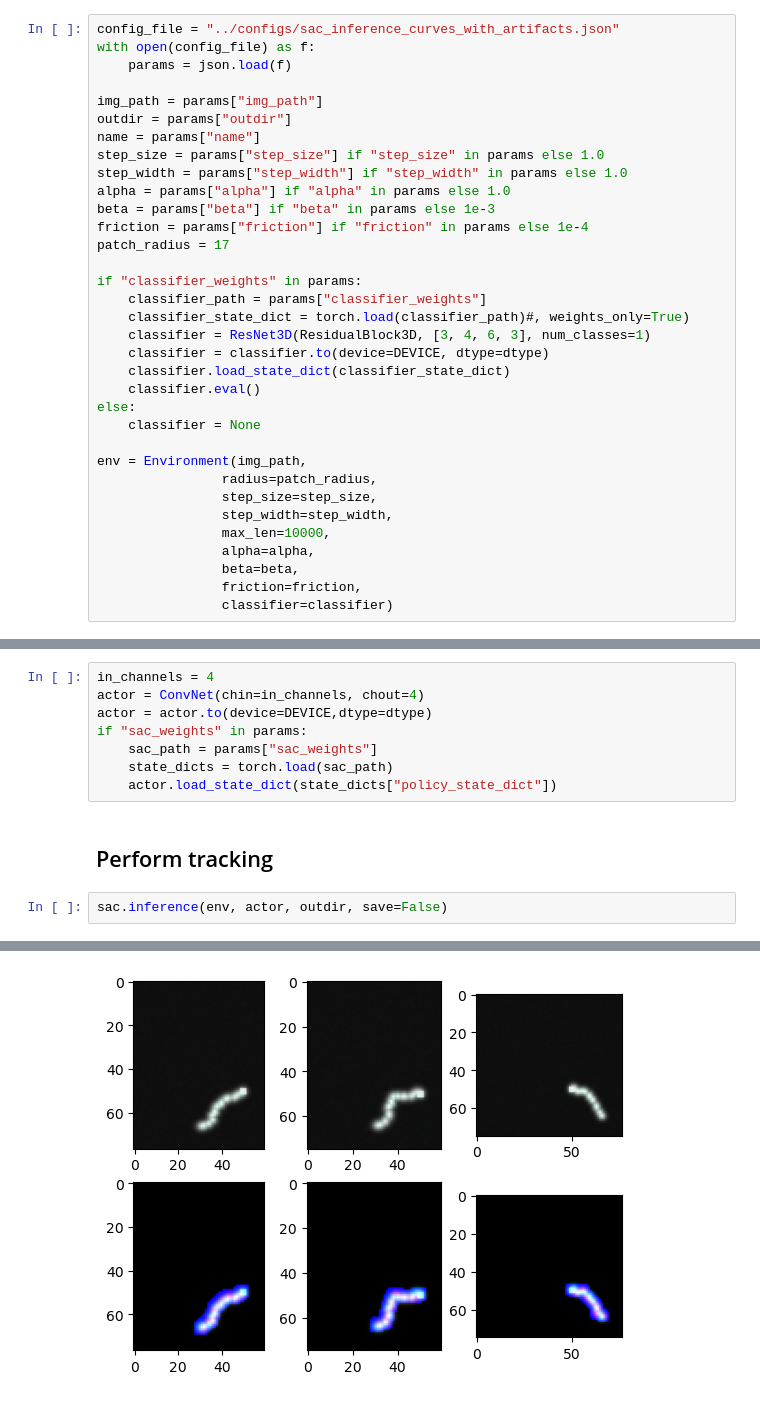
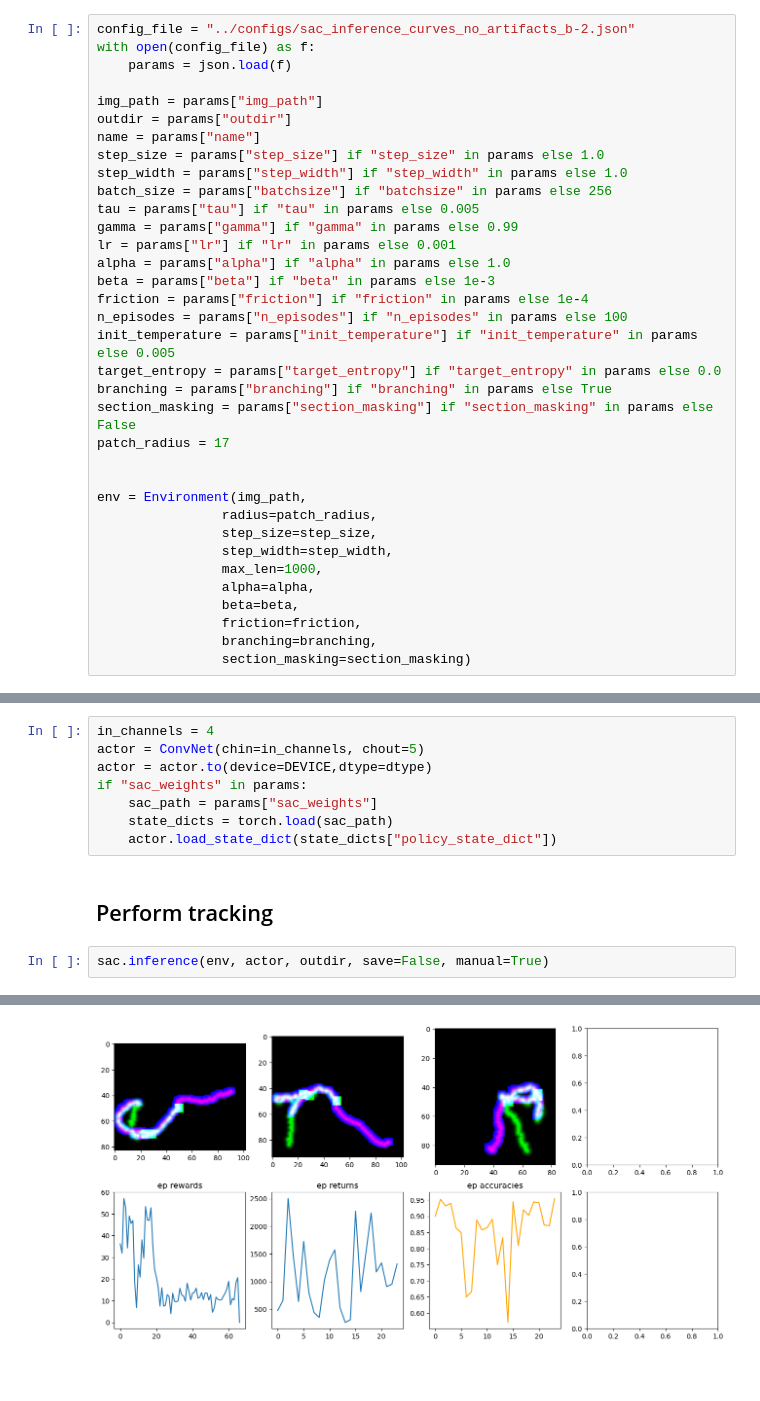
Before and after one commit to BrysonGray/neurotrack, a Jupyter notebook: sac_tracking_inference.ipynb, the cells around one changed output, grey strips where cells are left out. Saved outputs shown, nothing was run; the diff lists cells and outputs as text; blank space fills up the shorter version.

```diff
--- a/sac_tracking_inference.ipynb
+++ b/sac_tracking_inference.ipynb
@@ -19,7 +22,7 @@ dtype = torch.float32
 # %% [markdown]
 ## Instantiate environment
 # %%
-config_file = "../configs/sac_inference_curves_with_artifacts.json"
+config_file = "../configs/sac_inference_curves_no_artifacts_b-2.json"
 with open(config_file) as f:
     params = json.load(f)
 
@@ -28,35 +31,36 @@ outdir = params["outdir"]
 name = params["name"]
 step_size = params["step_size"] if "step_size" in params else 1.0
 step_width = params["step_width"] if "step_width" in params else 1.0
+batch_size = params["batchsize"] if "batchsize" in params else 256
+tau = params["tau"] if "tau" in params else 0.005
+gamma = params["gamma"] if "gamma" in params else 0.99
+lr = params["lr"] if "lr" in params else 0.001
 alpha = params["alpha"] if "alpha" in params else 1.0
 beta = params["beta"] if "beta" in params else 1e-3
 friction = params["friction"] if "friction" in params else 1e-4
+n_episodes = params["n_episodes"] if "n_episodes" in params else 100
+init_temperature = params["init_temperature"] if "init_temperature" in params else 0.005
+target_entropy = params["target_entropy"] if "target_entropy" in params else 0.0
+branching = params["branching"] if "branching" in params else True
+section_masking = params["section_masking"] if "section_masking" in params else False
 patch_radius = 17
 
-if "classifier_weights" in params:
-    classifier_path = params["classifier_weights"]
-    classifier_state_dict = torch.load(classifier_path)#, weights_only=True)
-    classifier = ResNet3D(ResidualBlock3D, [3, 4, 6, 3], num_classes=1)
-    classifier = classifier.to(device=DEVICE, dtype=dtype)
-    classifier.load_state_dict(classifier_state_dict)
-    classifier.eval()
-else:
-    classifier = None
 
 env = Environment(img_path,
                 radius=patch_radius,
                 step_size=step_size,
                 step_width=step_width,
-                max_len=10000,
+                max_len=1000,
                 alpha=alpha,
                 beta=beta,
                 friction=friction,
-                classifier=classifier)
+                branching=branching,
+                section_masking=section_masking)
 # %% [markdown]
 ## Instantiate actor network
 # %%
 in_channels = 4
-actor = ConvNet(chin=in_channels, chout=4)
+actor = ConvNet(chin=in_channels, chout=5)
 actor = actor.to(device=DEVICE,dtype=dtype)
 if "sac_weights" in params:
     sac_path = params["sac_weights"]
@@ -65,5 +69,5 @@ if "sac_weights" in params:
 # %% [markdown]
 ## Perform tracking
 # %%
-sac.inference(env, actor, outdir, save=False)
+sac.inference(env, actor, outdir, save=False, manual=True)
 # %% [output]
@@ -71 +75 @@ KeyboardInterrupt:
-[figure, old version]
+[figure, new version]
```
Also changed, not shown: parts of 2 cells of this notebook, 7 other files.
